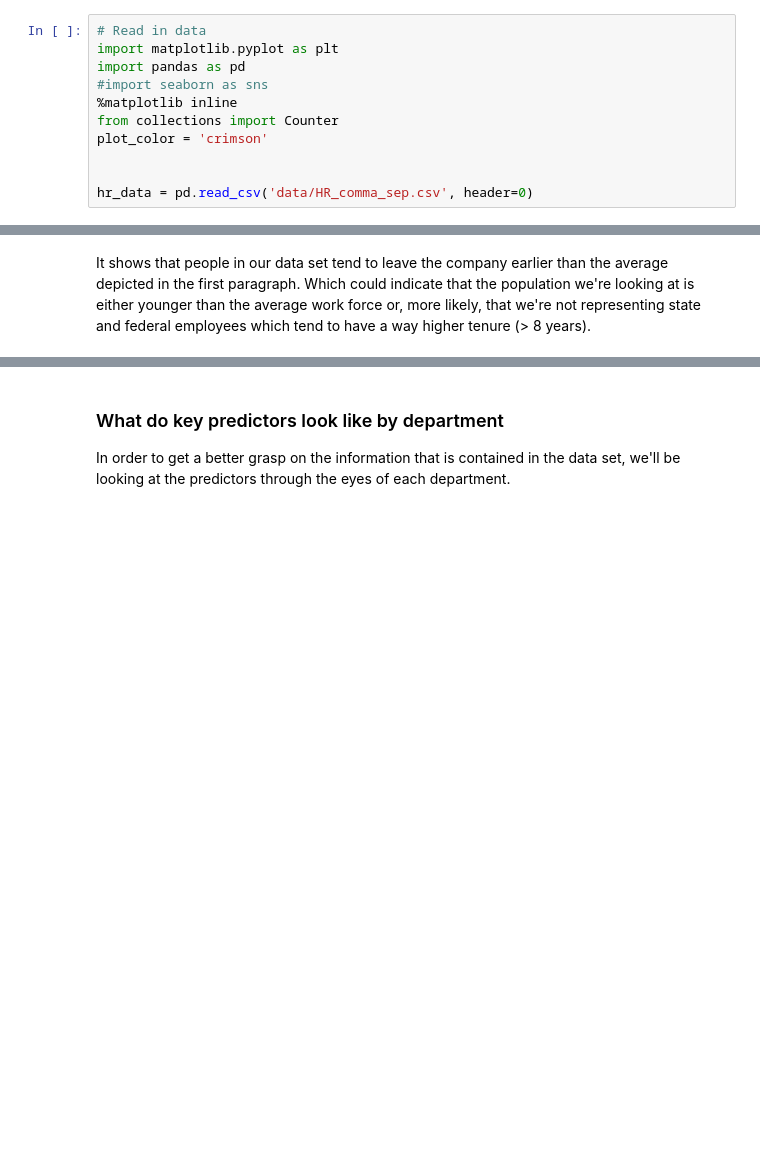
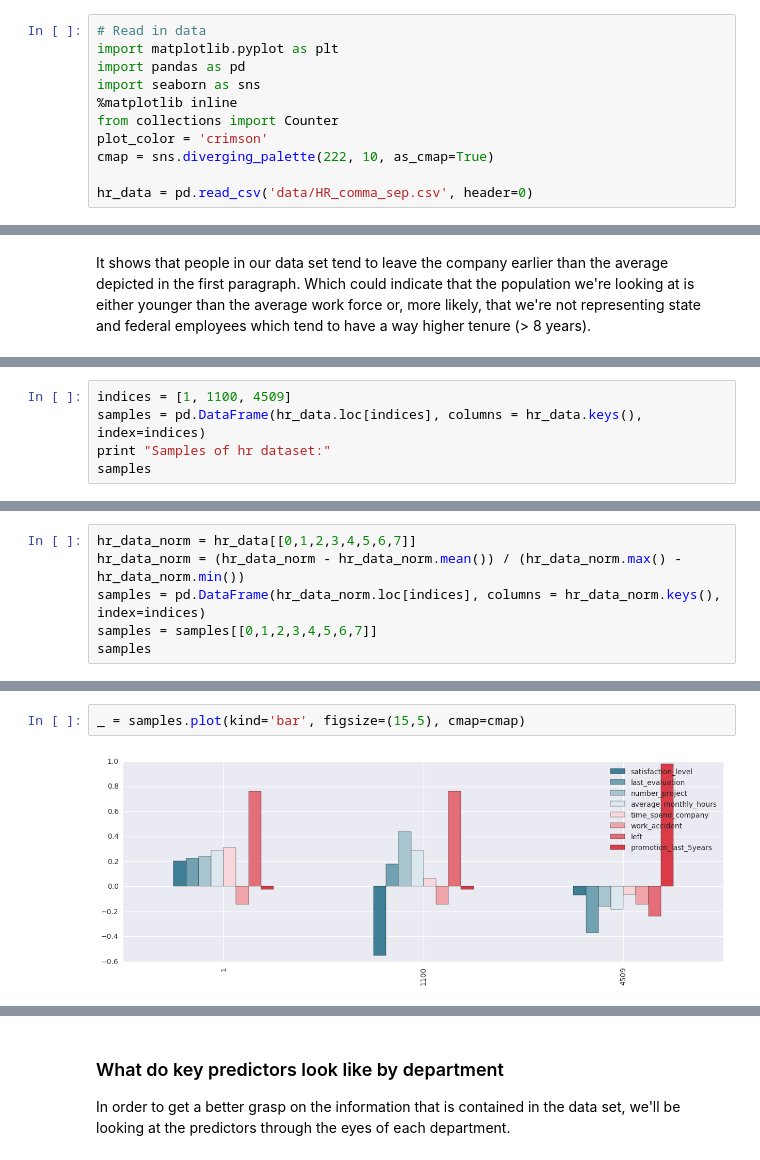
Before and after one commit to andirs/hr_predict, a Jupyter notebook: Human Resource Prediction.ipynb, the cells around one changed output, grey strips where cells are left out. Saved outputs shown, nothing was run; the diff lists cells and outputs as text; blank space fills up the shorter version.

```diff
--- a/Human Resource Prediction.ipynb
+++ b/Human Resource Prediction.ipynb
@@ -79,11 +79,11 @@ To put this more into perspective, [kaggle](https://www.kaggle.com/wiki/AreaUnde
 # Read in data
 import matplotlib.pyplot as plt
 import pandas as pd
-#import seaborn as sns
+import seaborn as sns
 %matplotlib inline
 from collections import Counter
 plot_color = 'crimson'
-
+cmap = sns.diverging_palette(222, 10, as_cmap=True)
 
 hr_data = pd.read_csv('data/HR_comma_sep.csv', header=0)
 # %%
@@ -198,0 +204,5 @@ It shows that people in our data set tend to leave the company earlier than the
+# %%
+indices = [1, 1100, 4509]
+samples = pd.DataFrame(hr_data.loc[indices], columns = hr_data.keys(), index=indices)
+print "Samples of hr dataset:"
+samples
@@ -198,0 +215,6 @@ It shows that people in our data set tend to leave the company earlier than the
+# %%
+hr_data_norm = hr_data[[0,1,2,3,4,5,6,7]]
+hr_data_norm = (hr_data_norm - hr_data_norm.mean()) / (hr_data_norm.max() - hr_data_norm.min())
+samples = pd.DataFrame(hr_data_norm.loc[indices], columns = hr_data_norm.keys(), index=indices)
+samples = samples[[0,1,2,3,4,5,6,7]]
+samples
@@ -198,0 +226,4 @@ It shows that people in our data set tend to leave the company earlier than the
+# %%
+_ = samples.plot(kind='bar', figsize=(15,5), cmap=cmap)
+# %% [output]
+[figure, added]
```
Also changed, not shown: parts of 16 cells of this notebook.
